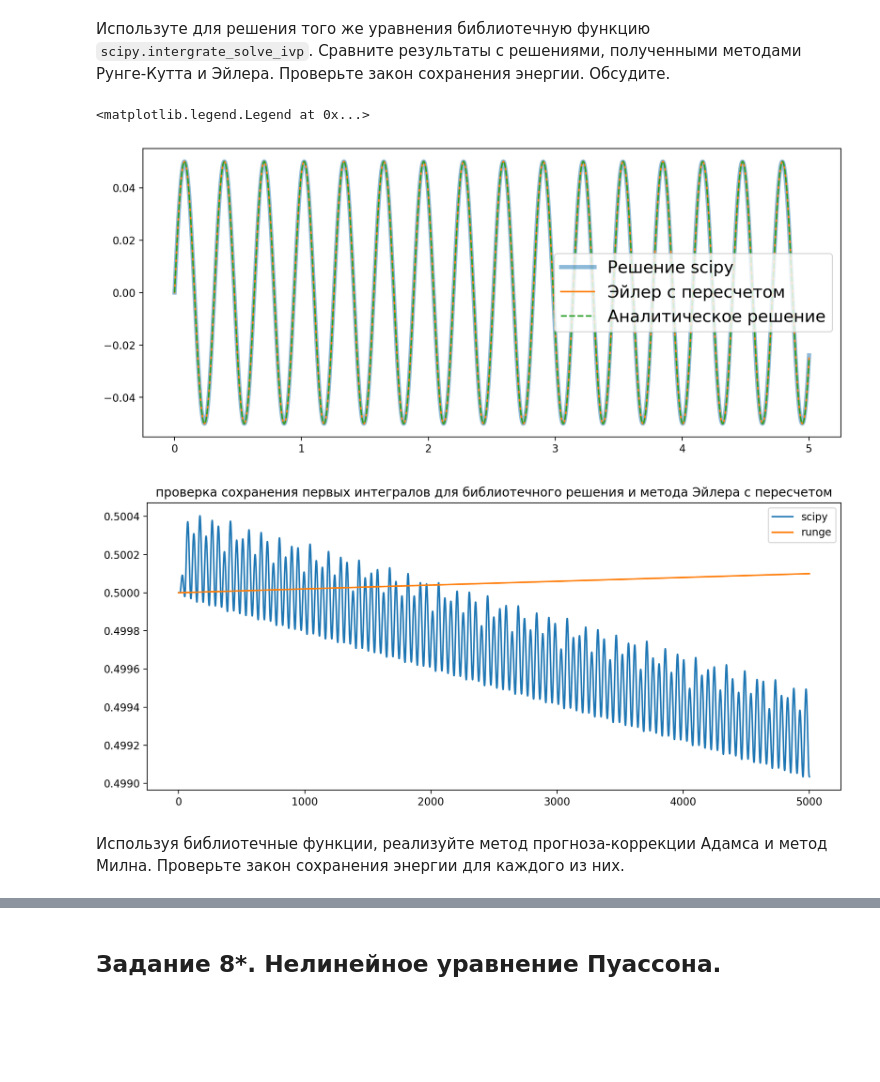
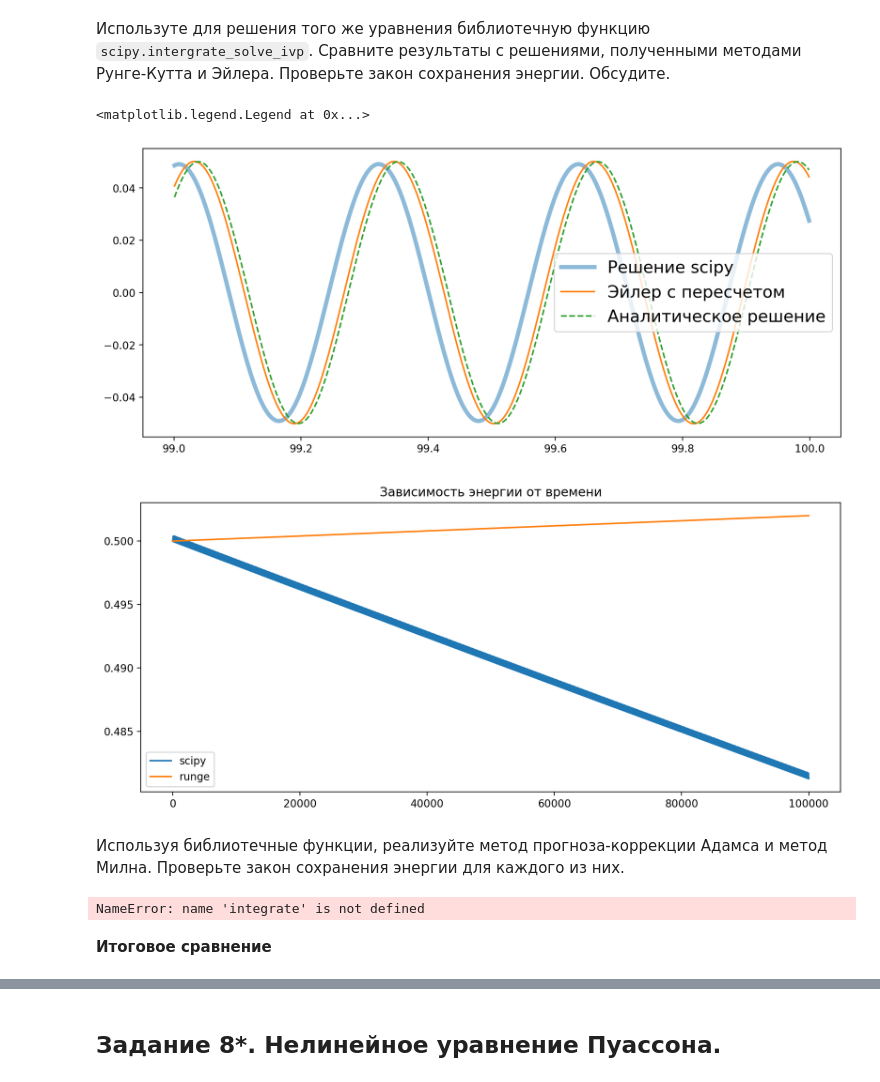
Before and after one commit to ShmakovVladimir/Computational_mathematics_second_sem, a Jupyter notebook: part_2/hw6/6 Задание - Задача Коши.ipynb, the cells around one changed output, grey strips where cells are left out. Cells and saved outputs as stored; diff of their text form; code cells hidden in the pictures; blank space fills up the shorter version.

```diff
--- a/part_2/hw6/6 Задание - Задача Коши.ipynb
+++ b/part_2/hw6/6 Задание - Задача Коши.ipynb
@@ -502,7 +502,7 @@ $$
 # %%
 omega = 20
 a = [[0, 1], [-np.power(omega, 2), 0]]
-T = 100 / omega
+T = 2000 / omega
 dt = 1e-3
 u0 = [0, 1]
 tt, h = euler_solve2(a, u0, T, dt)
@@ -510,13 +510,14 @@ E = np.power(h[:, 1], 2) / 2 + np.power(omega * h[:, 0], 2) / 2
 _, h_runge = runge_method(a, u0, T, dt)
 E_runge = np.power(h_runge[:, 1], 2) / 2 + np.power(omega * h_runge[:, 0], 2) / 2
 fig, ax = plt.subplots(1, 2, figsize = (12, 5), dpi = 200)
-ax[0].plot(tt, h[:, 0], label = 'Эйлер')
+lim_left, lim_right = -500, -1
+ax[0].plot(tt[lim_left:lim_right], h[:, 0][lim_left:lim_right], label = 'Эйлер')
 ax[1].plot(tt, E, label = 'Эйлер')
 
-ax[0].plot(tt, h_runge[:, 0], label = 'Эйлер c пересчетом')
+ax[0].plot(tt[lim_left:lim_right], h_runge[:, 0][lim_left:lim_right], label = 'Эйлер c пересчетом')
 ax[1].plot(tt, E_runge, label = 'Эйлер с пересчетом')
 
-ax[0].plot(tt, np.sin(omega * tt) / omega, linestyle = '--', label = 'Аналитическое решение')
+ax[0].plot(tt[lim_left:lim_right], np.sin(omega * tt)[lim_left:lim_right] / omega, linestyle = '--', label = 'Аналитическое решение')
 
 ax[1].set_title("E(t)", fontsize = 16)
 ax[0].set_title("U(t)", fontsize = 16)
@@ -538,28 +539,29 @@ import numpy as np
 import matplotlib.pyplot as plt
 # %%
 a = [[0, 1], [-np.power(omega, 2), 0]]
-T = 100 / omega
+T = 2000 / omega
 dt = 1e-3
 u0 = [0, 1]
+lim_left, lim_right = -1000, -1
 system_func = lambda t, h: a @ h
 t_eval = np.arange(int(T / dt) + 1) * dt
 scipy_solution = integrate.solve_ivp(system_func, y0=u0, t_span = (0, T), t_eval = t_eval)
 energy_scipy = np.power(scipy_solution.y[1, :], 2) / 2 + np.power(omega * scipy_solution.y[0, :], 2) / 2
 plt.figure(figsize = (12, 5), dpi = 200)
-plt.plot(scipy_solution.t, scipy_solution.y[0], label = 'Решение scipy', linewidth  = 4, alpha = 0.5)
-plt.plot(tt, h_runge[:, 0], label = 'Эйлер c пересчетом')
+plt.plot(scipy_solution.t[lim_left:lim_right], scipy_solution.y[0][lim_left:lim_right], label = 'Решение scipy', linewidth  = 4, alpha = 0.5)
+plt.plot(tt[lim_left:lim_right], h_runge[:, 0][lim_left:lim_right], label = 'Эйлер c пересчетом')
 
-plt.plot(tt, np.sin(omega * tt) / omega, linestyle = '--', label = 'Аналитическое решение')
+plt.plot(tt[lim_left:lim_right], np.sin(omega * tt[lim_left:lim_right]) / omega, linestyle = '--', label = 'Аналитическое решение')
 plt.legend(fontsize = 16)
 
 plt.figure(figsize = (12, 5), dpi = 200)
-plt.title("проверка сохранения первых интегралов для библиотечного решения и метода Эйлера с пересчетом")
+plt.title("Зависимость энергии от времени")
 plt.plot(energy_scipy, label = 'scipy')
 plt.plot(E_runge, label = 'runge')
 plt.legend()
 # %% [output]
 <matplotlib.legend.Legend at 0x...>
-[figure, old version]
+[figure, new version]
-[figure, old version]
+[figure, new version]
 # %% [markdown]
 Используя библиотечные функции, реализуйте метод прогноза-коррекции Адамса и метод Милна.  Проверьте закон сохранения энергии для каждого из них.
@@ -567,0 +568,11 @@ plt.legend()
+# %%
+system_jac = system_func = lambda t, h: a
+adams_integrator = integrate.ode(system_func, jac = system_jac).set_integrator('zvode').set_initial_value(u0, 0)
+adams_solution = []
+while adams_integrator.successful() and adams_integrator.t < T:
+    adams_solution.append(adams_integrator.integrate(adams_integrator.t+dt))
+plt.plot(tt, adams_solution)
+# %% [output]
+NameError: name 'integrate' is not defined
+# %% [markdown]
+__Итоговое сравнение__
```
Also changed, not shown: parts of 4 cells of this notebook.
